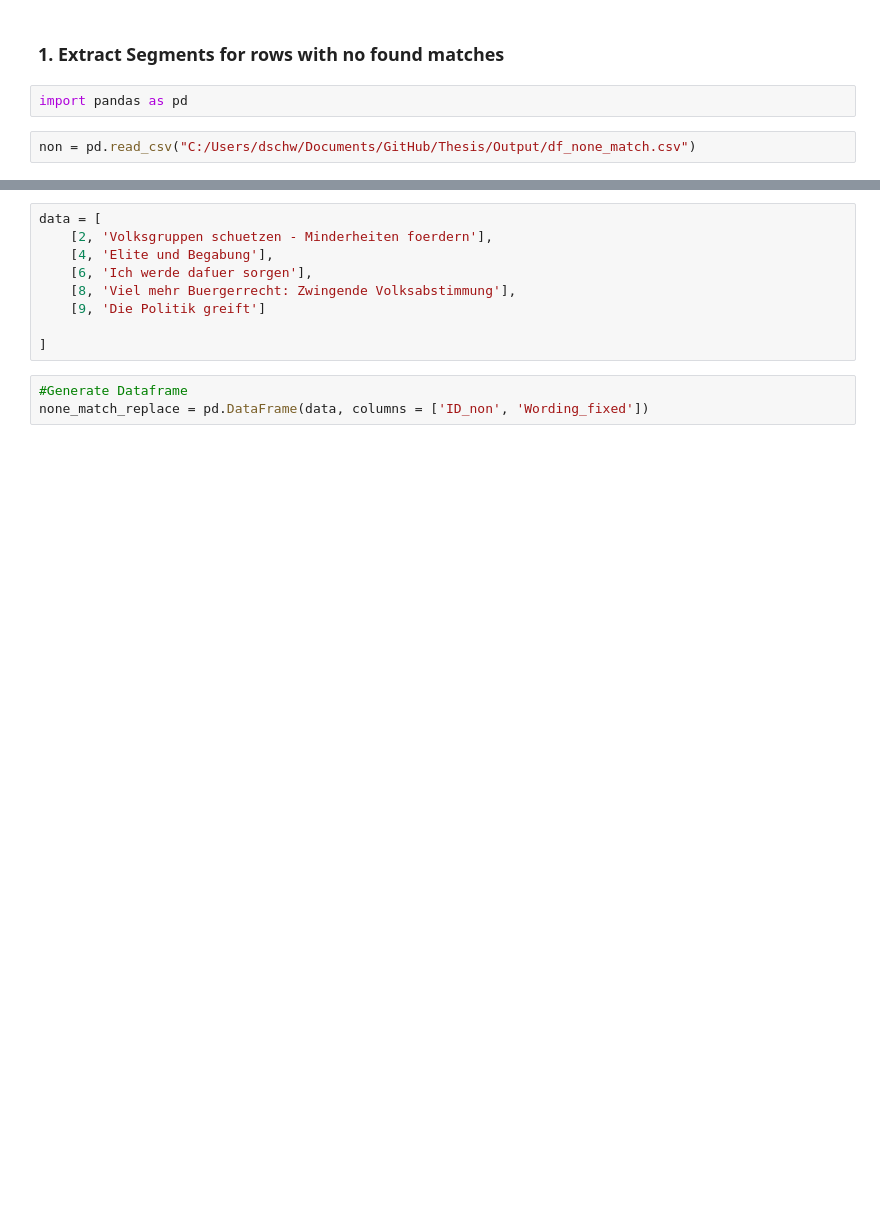
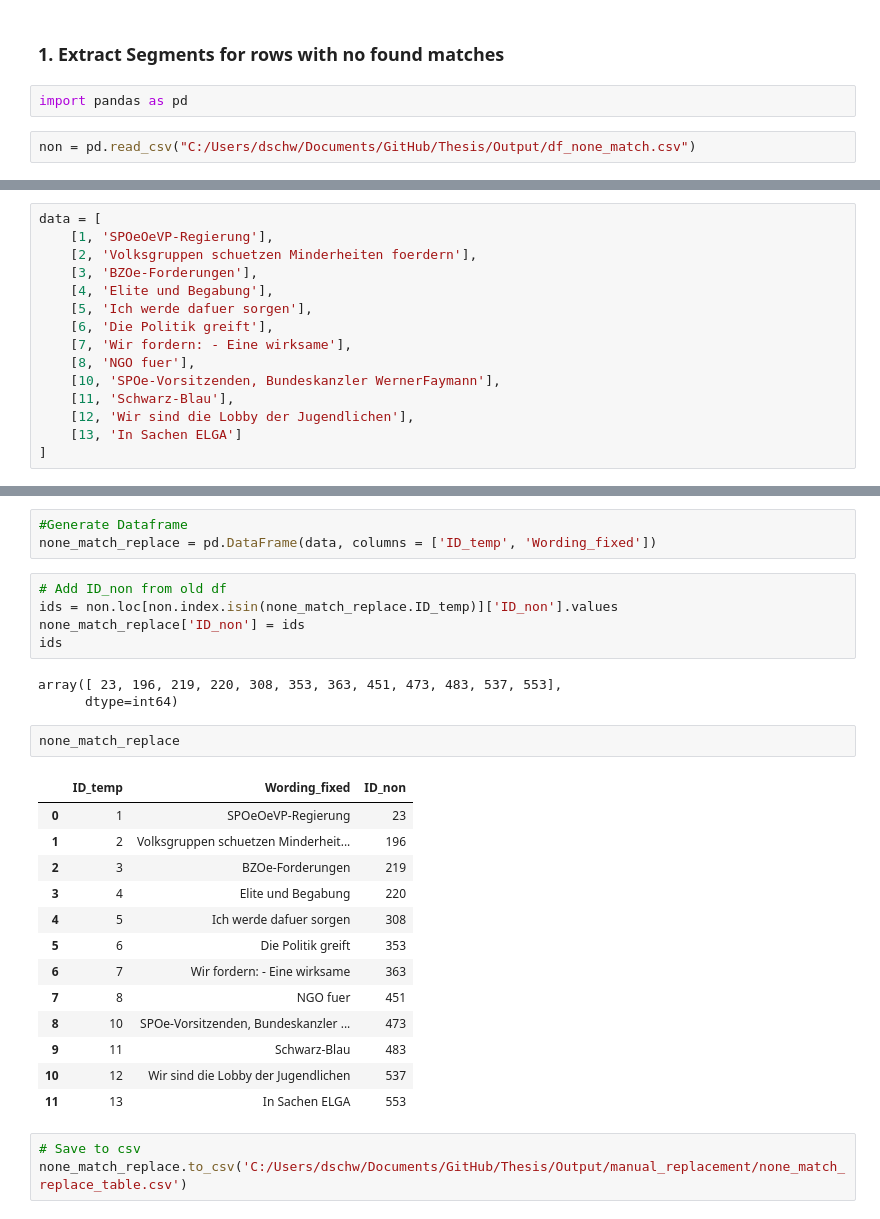
Before and after one commit to dschweim/WeakSupervisionForPopulismDetection, a Jupyter notebook: Notebooks/Manual_Segment_Extraction.ipynb, the cells around one changed output, grey strips where cells are left out. Drawn from its saved outputs; the diff is of its cells as text; blank space fills up the shorter version.

```diff
--- a/Notebooks/Manual_Segment_Extraction.ipynb
+++ b/Notebooks/Manual_Segment_Extraction.ipynb
@@ -52 +55,16 @@ x= 1
+# %%
+data = [
+    [1, 'SPOeOeVP-Regierung'],
+    [2, 'Volksgruppen schuetzen Minderheiten foerdern'],
+    [3, 'BZOe-Forderungen'],
+    [4, 'Elite und Begabung'],
+    [5, 'Ich werde dafuer sorgen'],
+    [6, 'Die Politik greift'],
+    [7, 'Wir fordern: - Eine wirksame'],
+    [8, 'NGO fuer'],
+    [10, 'SPOe-Vorsitzenden, Bundeskanzler WernerFaymann'],
+    [11, 'Schwarz-Blau'],
+    [12, 'Wir sind die Lobby der Jugendlichen'],
+    [13, 'In Sachen ELGA']
+]
 # %%
@@ -60,13 +94,31 @@ SPOe/OeVP
 0.0
-# %%
-data = [
-    [2, 'Volksgruppen schuetzen - Minderheiten foerdern'],
-    [4, 'Elite und Begabung'],
-    [6, 'Ich werde dafuer sorgen'],
-    [8, 'Viel mehr Buergerrecht: Zwingende Volksabstimmung'],
-    [9, 'Die Politik greift']
-
-]
 # %%
 #Generate Dataframe
-none_match_replace = pd.DataFrame(data, columns = ['ID_non', 'Wording_fixed'])
+none_match_replace = pd.DataFrame(data, columns = ['ID_temp', 'Wording_fixed'])
+# %%
+# Add ID_non from old df
+ids = non.loc[non.index.isin(none_match_replace.ID_temp)]['ID_non'].values
+none_match_replace['ID_non'] = ids
+ids
+# %% [output]
+array([ 23, 196, 219, 220, 308, 353, 363, 451, 473, 483, 537, 553],
+      dtype=int64)
+# %%
+none_match_replace
+# %% [output]
+|  | ID_temp | Wording_fixed | ID_non |
+| 0 | 1 | SPOeOeVP-Regierung | 23 |
+| 1 | 2 | Volksgruppen schuetzen Minderheit... | 196 |
+| 2 | 3 | BZOe-Forderungen | 219 |
+| 3 | 4 | Elite und Begabung | 220 |
+| 4 | 5 | Ich werde dafuer sorgen | 308 |
+| 5 | 6 | Die Politik greift | 353 |
+| 6 | 7 | Wir fordern: - Eine wirksame | 363 |
+| 7 | 8 | NGO fuer | 451 |
+| 8 | 10 | SPOe-Vorsitzenden, Bundeskanzler ... | 473 |
+| 9 | 11 | Schwarz-Blau | 483 |
+| 10 | 12 | Wir sind die Lobby der Jugendlichen | 537 |
+| 11 | 13 | In Sachen ELGA | 553 |
+# %%
+# Save to csv
+none_match_replace.to_csv('C:/Users/dschw/Documents/GitHub/Thesis/Output/manual_replacement/none_match_replace_table.csv')
```
Also changed, not shown: parts of 5 cells of this notebook.
